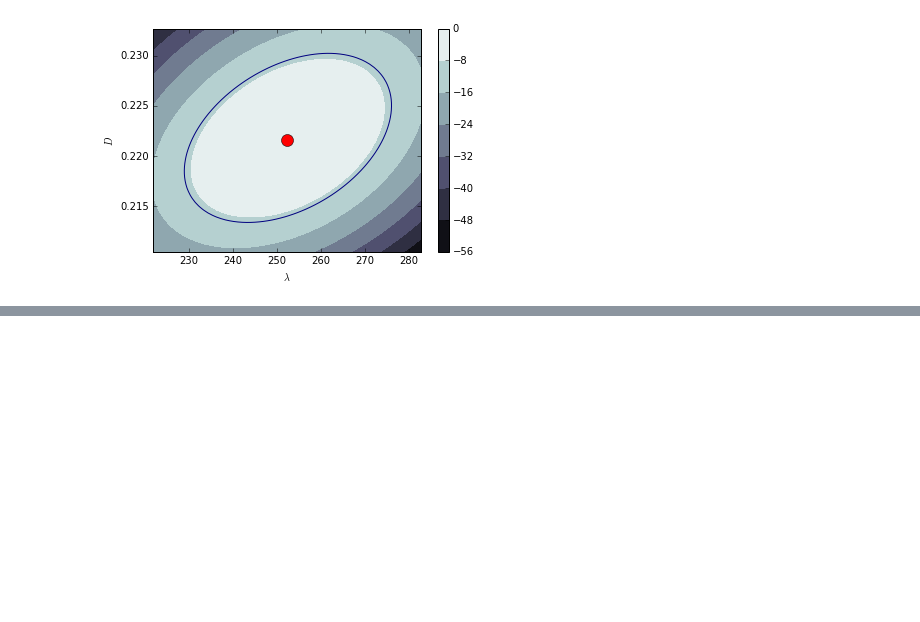
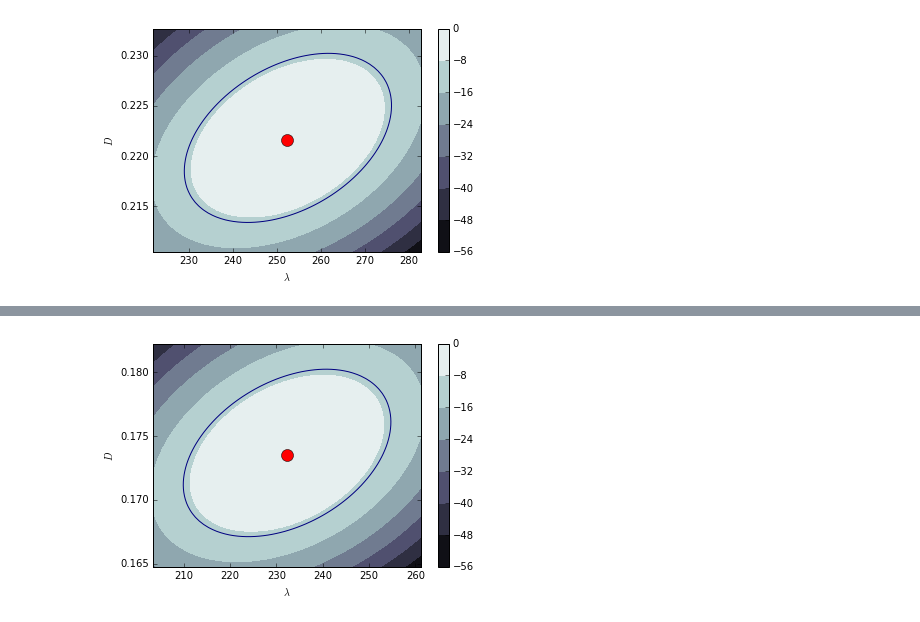
Before and after one commit to ronojoy/pybisp, a Jupyter notebook: notebooks/sandbox/plottLogProb.ipynb, the cells around one changed output, grey strips where cells are left out. Cells and saved outputs as stored; diff of their text form; code cells hidden in the pictures; blank space fills up the shorter version.

```diff
--- a/notebooks/sandbox/plottLogProb.ipynb
+++ b/notebooks/sandbox/plottLogProb.ipynb
@@ -29,0 +92,4 @@ ou.plotLogProb(L, D)
+# %%
+ou.plotLogProb(L, D)
+# %% [output]
+[figure, added]
```
Also changed, not shown: parts of 5 cells of this notebook, 4 other files.
